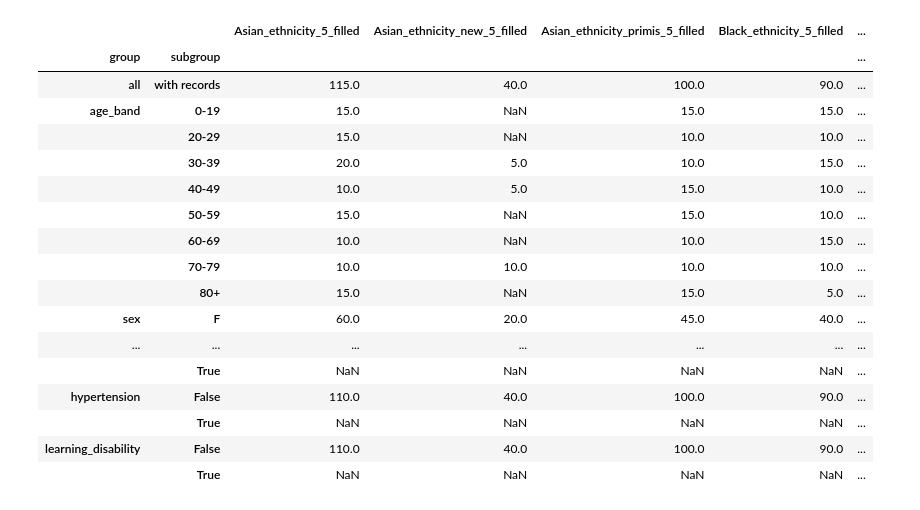
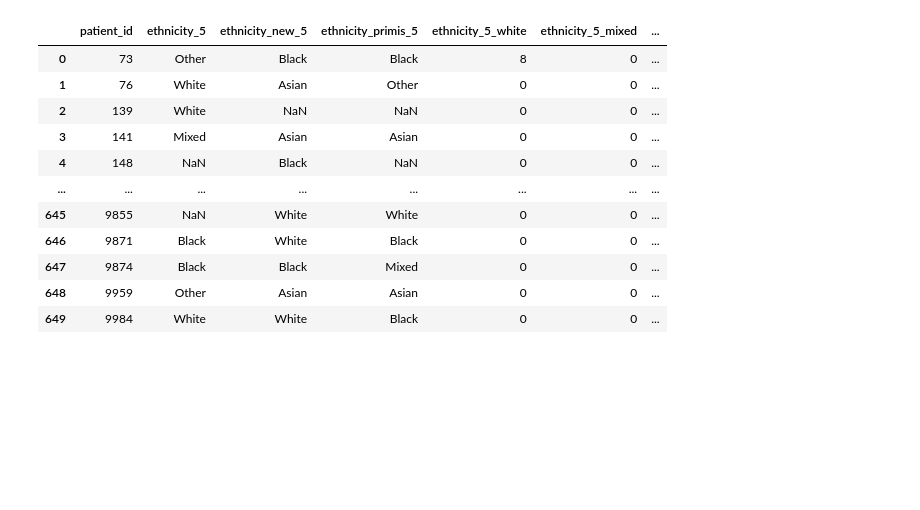
Before and after one commit to opensafely/ethnicity-short-data-report, a Jupyter notebook: notebooks_jupyter/test.ipynb, the cells around one changed output. Drawn from its saved outputs; the diff is of its cells as text; code cells hidden in the pictures; blank space fills up the shorter version.

```diff
--- a/notebooks_jupyter/test.ipynb
+++ b/notebooks_jupyter/test.ipynb
@@ -1120,72 +1120,68 @@ df_clean = import_clean(
         other_vars_combined,
         demographic_covariates,
         clinical_covariates,
         reg,
         null,
         date_min,
         date_max,
         time_delta,
         output_path,
         code_dict,
         dates,
         registered,
     )
-#     # Count patients with records
-# patient_counts(
-#         df_clean, definitions, demographic_covariates, clinical_covariates, output_path
-#     )
-#     # Count patients without records
-# patient_counts(
+
+display(df_clean)
+# #     # Count patients with records
+# # patient_counts(
+# #         df_clean, definitions, demographic_covariates, clinical_covariates, output_path
+# #     )
+# #     # Count patients without records
+# # patient_counts(
+# #         df_clean,
+# #         definitions,
+# #         demographic_covariates,
+# #         clinical_covariates,
+# #         output_path,
+# #         missing=True,
+# #     )
+# #     # Count patients by categories
+# simple_patient_counts(
 #         df_clean,
 #         definitions,
 #         demographic_covariates,
 #         clinical_covariates,
 #         output_path,
-#         missing=True,
+#         categories=True,
 #     )
-#     # Count patients by categories
-simple_patient_counts(
-        df_clean,
-        definitions,
-        demographic_covariates,
-        clinical_covariates,
-        output_path,
-        categories=True,
-    )
 
-simple_patient_counts(
-        df_clean,
-        definitions,
-        demographic_covariates,
-        clinical_covariates,
-        output_path,
-        categories=False,
-    )
+# simple_patient_counts(
+#         df_clean,
+#         definitions,
+#         demographic_covariates,
+#         clinical_covariates,
+#         output_path,
+#         categories=False,
+    # )
 #     # Generate heatmap of overlapping definitions
 # display_heatmap(df_clean, definitions, output_path)
 #     # Latest v most common
 # latest_common_comparison(
 #         df_clean, definitions, other_vars_combined, output_path, code_dict
 #     )
     # State change
 # simple_state_change(df_clean, definitions, other_vars_combined, output_path)
 # simple_latest_common_comparison(df_clean, definitions, other_vars_combined, output_path)
 # %% [output]
-|  |  | Asian_ethnicity_5_filled | Asian_ethnicity_new_5_filled | Asian_ethnicity_primis_5_filled | Black_ethnicity_5_filled | ... |
-| group | subgroup |  |  |  |  | ... |
-| all | with records | 115.0 | 40.0 | 100.0 | 90.0 | ... |
-| age_band | 0-19 | 15.0 | NaN | 15.0 | 15.0 | ... |
-|  | 20-29 | 15.0 | NaN | 10.0 | 10.0 | ... |
-|  | 30-39 | 20.0 | 5.0 | 10.0 | 15.0 | ... |
-|  | 40-49 | 10.0 | 5.0 | 15.0 | 10.0 | ... |
-|  | 50-59 | 15.0 | NaN | 15.0 | 10.0 | ... |
-|  | 60-69 | 10.0 | NaN | 10.0 | 15.0 | ... |
-|  | 70-79 | 10.0 | 10.0 | 10.0 | 10.0 | ... |
-|  | 80+ | 15.0 | NaN | 15.0 | 5.0 | ... |
-| sex | F | 60.0 | 20.0 | 45.0 | 40.0 | ... |
-| ... | ... | ... | ... | ... | ... | ... |
-|  | True | NaN | NaN | NaN | NaN | ... |
-| hypertension | False | 110.0 | 40.0 | 100.0 | 90.0 | ... |
-|  | True | NaN | NaN | NaN | NaN | ... |
-| learning_disability | False | 110.0 | 40.0 | 100.0 | 90.0 | ... |
-|  | True | NaN | NaN | NaN | NaN | ... |
+|  | patient_id | ethnicity_5 | ethnicity_new_5 | ethnicity_primis_5 | ethnicity_5_white | ethnicity_5_mixed | ... |
+| 0 | 73 | Other | Black | Black | 8 | 0 | ... |
+| 1 | 76 | White | Asian | Other | 0 | 0 | ... |
+| 2 | 139 | White | NaN | NaN | 0 | 0 | ... |
+| 3 | 141 | Mixed | Asian | Asian | 0 | 0 | ... |
+| 4 | 148 | NaN | Black | NaN | 0 | 0 | ... |
+| ... | ... | ... | ... | ... | ... | ... | ... |
+| 645 | 9855 | NaN | White | White | 0 | 0 | ... |
+| 646 | 9871 | Black | White | Black | 0 | 0 | ... |
+| 647 | 9874 | Black | Black | Mixed | 0 | 0 | ... |
+| 648 | 9959 | Other | Asian | Asian | 0 | 0 | ... |
+| 649 | 9984 | White | White | Black | 0 | 0 | ... |
```
Also changed, not shown: parts of 1 cell of this notebook, 4 other files.
